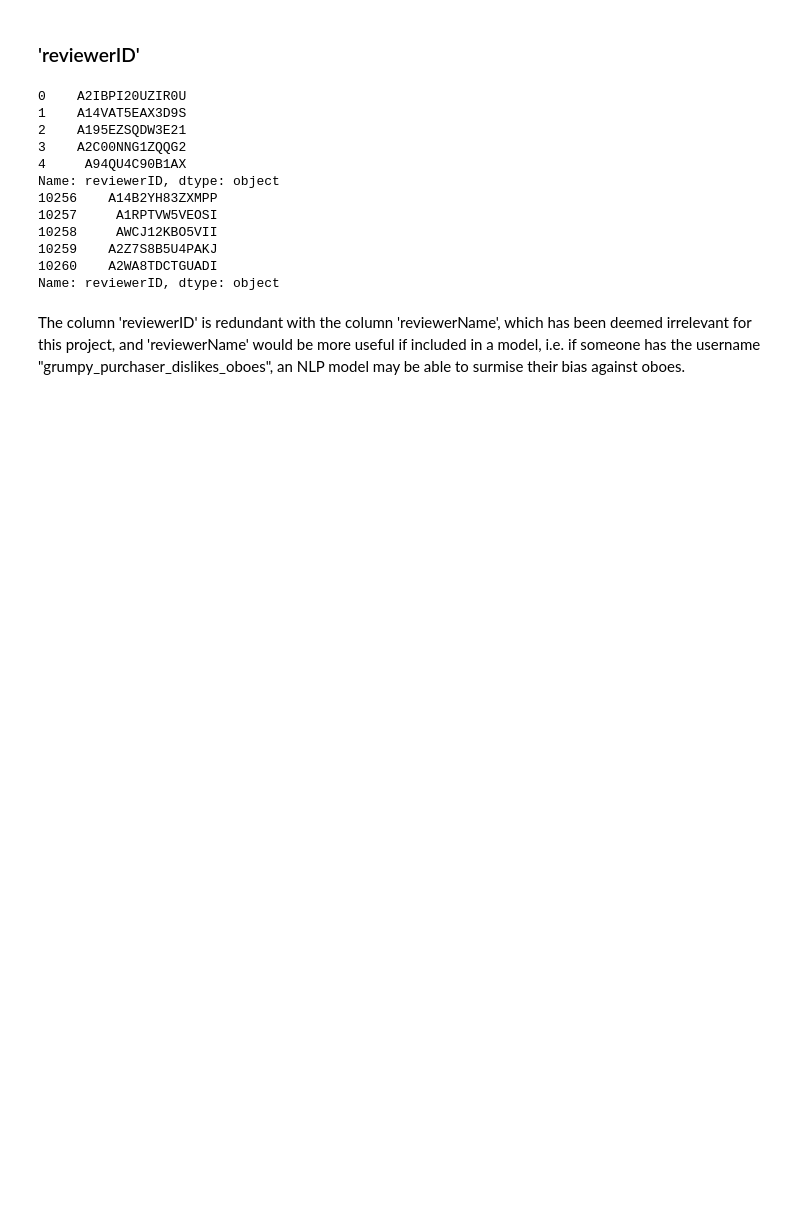
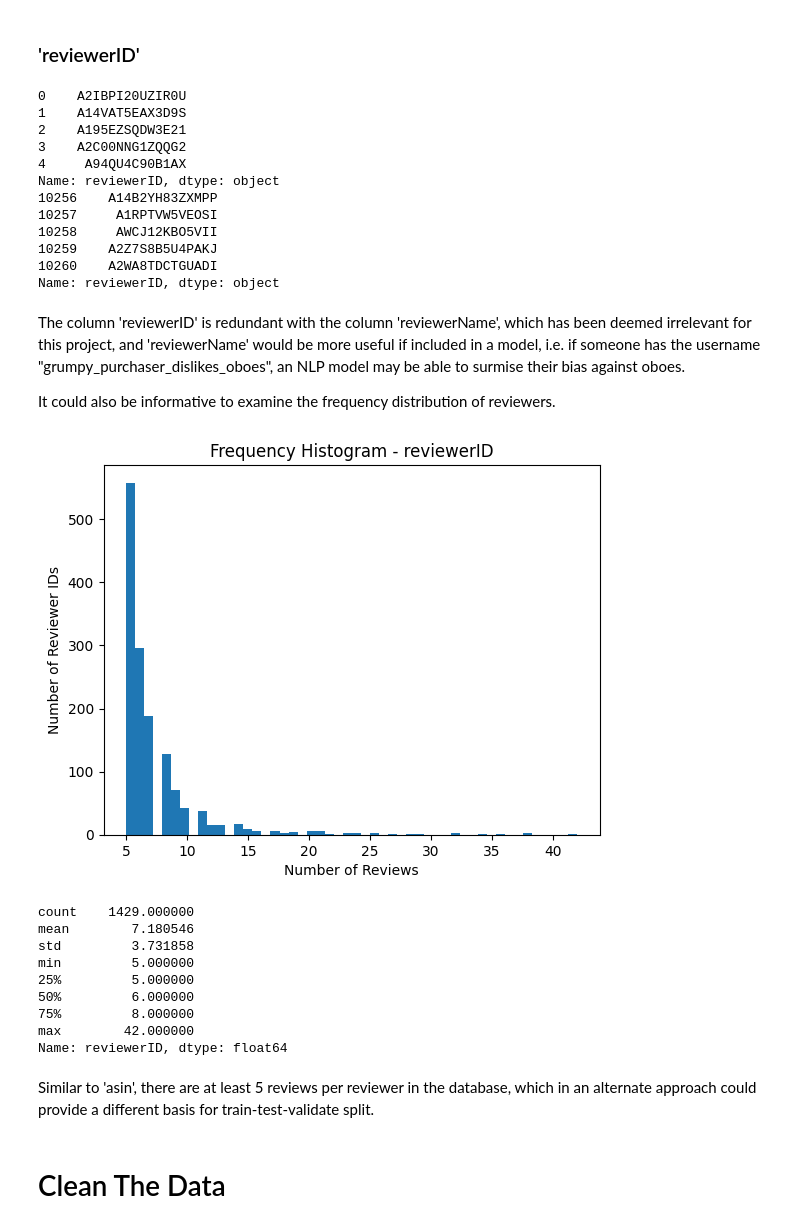
Before and after one commit to completelyAbsorbed/amazon-musical-instrument-reviews, a Jupyter notebook: musical_instruments_reviews_analysis.ipynb, the cells around one changed output. Drawn from its saved outputs; the diff is of its cells as text; code cells hidden in the pictures; blank space fills up the shorter version.

```diff
--- a/musical_instruments_reviews_analysis.ipynb
+++ b/musical_instruments_reviews_analysis.ipynb
@@ -359,3 +385,32 @@ Name: reviewerID, dtype: object
 Name: reviewerID, dtype: object
 # %% [markdown]
 The column 'reviewerID' is redundant with the column 'reviewerName', which has been deemed irrelevant for this project, and 'reviewerName' would be more useful if included in a model, i.e. if someone has the username "grumpy_purchaser_dislikes_oboes", an NLP model may be able to surmise their bias against oboes.
+
+It could also be informative to examine the frequency distribution of reviewers.
+# %%
+# plot the frequency distribution of the variable 'reviewerID'
+
+plt.hist(data_raw['reviewerID'].value_counts(),
+        bins = 50)
+plt.ylabel('Number of Reviewer IDs')
+plt.xlabel('Number of Reviews')
+plt.title('Frequency Histogram - reviewerID')
+plt.show()
+
+# print basic distributional measures
+data_raw['reviewerID'].value_counts().describe()
+# %% [output]
+[figure, added]
+count    1429.000000
+mean        7.180546
+std         3.731858
+min         5.000000
+25%         5.000000
+50%         6.000000
+75%         8.000000
+max        42.000000
+Name: reviewerID, dtype: float64
+# %% [markdown]
+Similar to 'asin', there are at least 5 reviews per reviewer in the database, which in an alternate approach could provide a different basis for train-test-validate split.
+# %% [markdown]
+# Clean The Data
```
Also changed, not shown: parts of 4 cells of this notebook, 2 other files.
